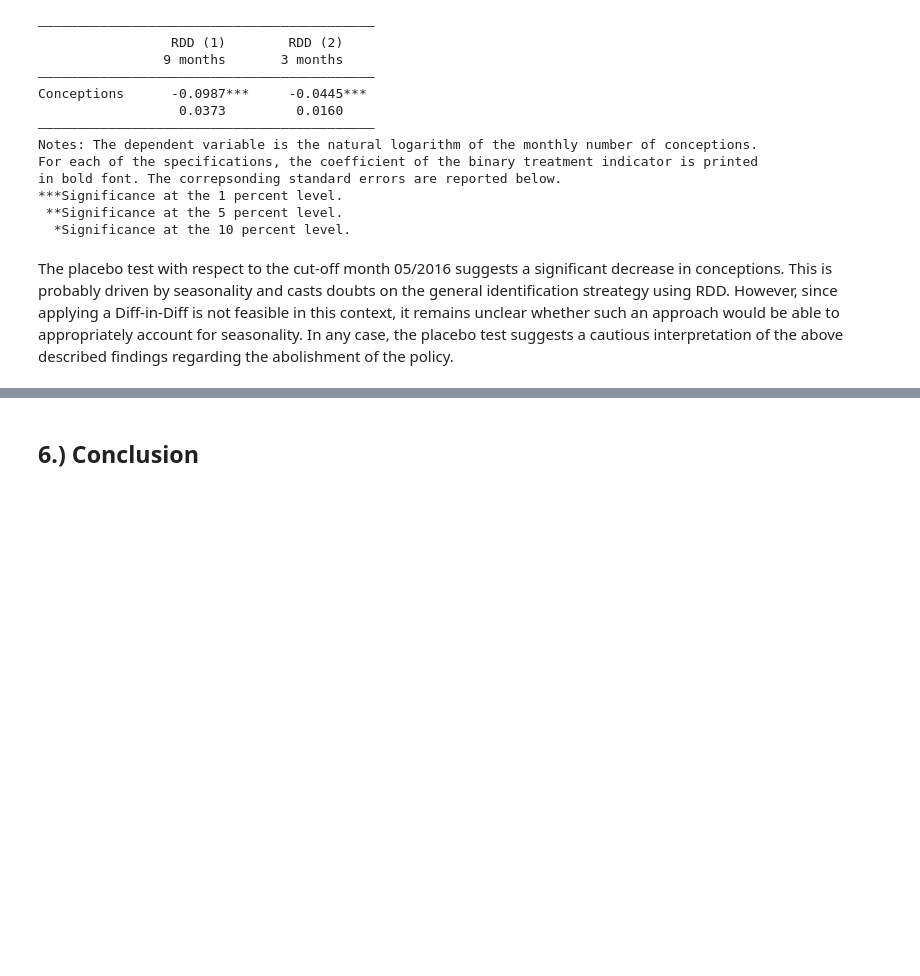
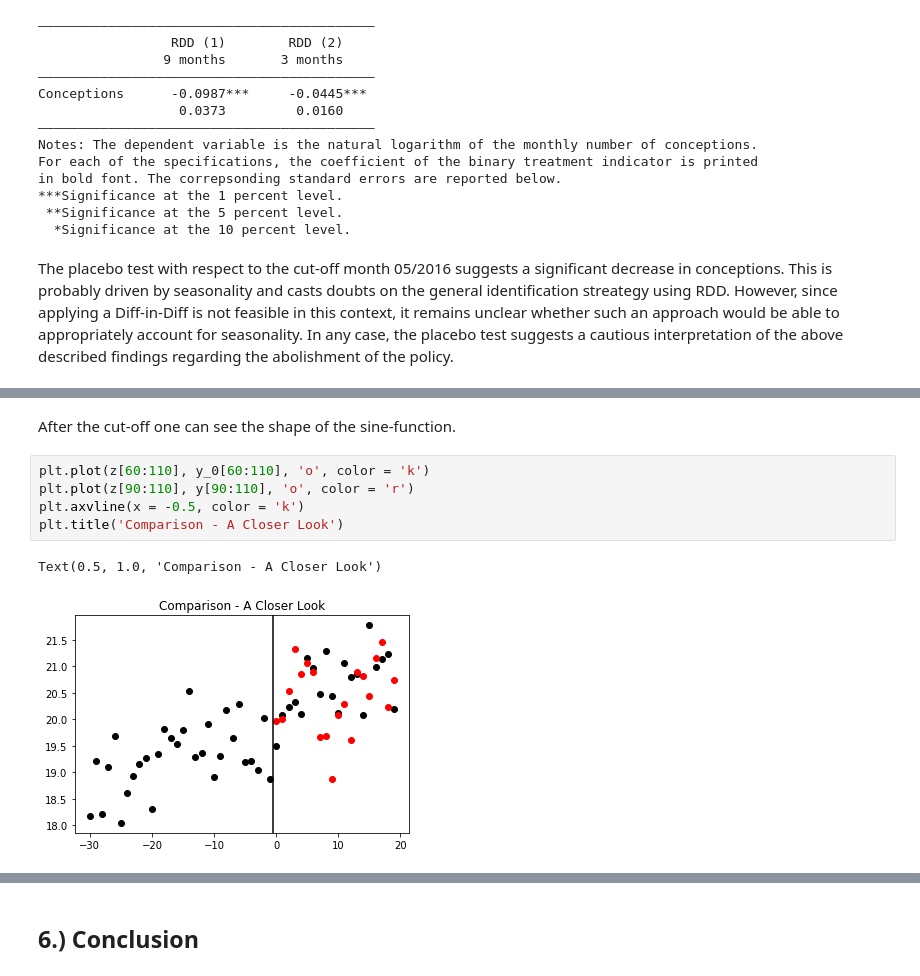
Before and after one commit to marclipfert/student-project-antonia-marc, a Jupyter notebook: student_project_Antonia_Marc.ipynb, the cells around one changed output, grey strips where cells are left out. Drawn from its saved outputs; the diff is of its cells as text; blank space fills up the shorter version.

```diff
--- a/student_project_Antonia_Marc.ipynb
+++ b/student_project_Antonia_Marc.ipynb
@@ -1134,0 +1183,10 @@ The placebo test with respect to the cut-off month 05/2016 suggests a significan
+# %% [markdown]
+After the cut-off one can see the shape of the sine-function.
+# %%
+plt.plot(z[60:110], y_0[60:110], 'o', color = 'k')
+plt.plot(z[90:110], y[90:110], 'o', color = 'r')
+plt.axvline(x = -0.5, color = 'k')
+plt.title('Comparison - A Closer Look')
+# %% [output]
+Text(0.5, 1.0, 'Comparison - A Closer Look')
+[figure, added]
```
Also changed, not shown: parts of 21 cells of this notebook, 3 other files.
